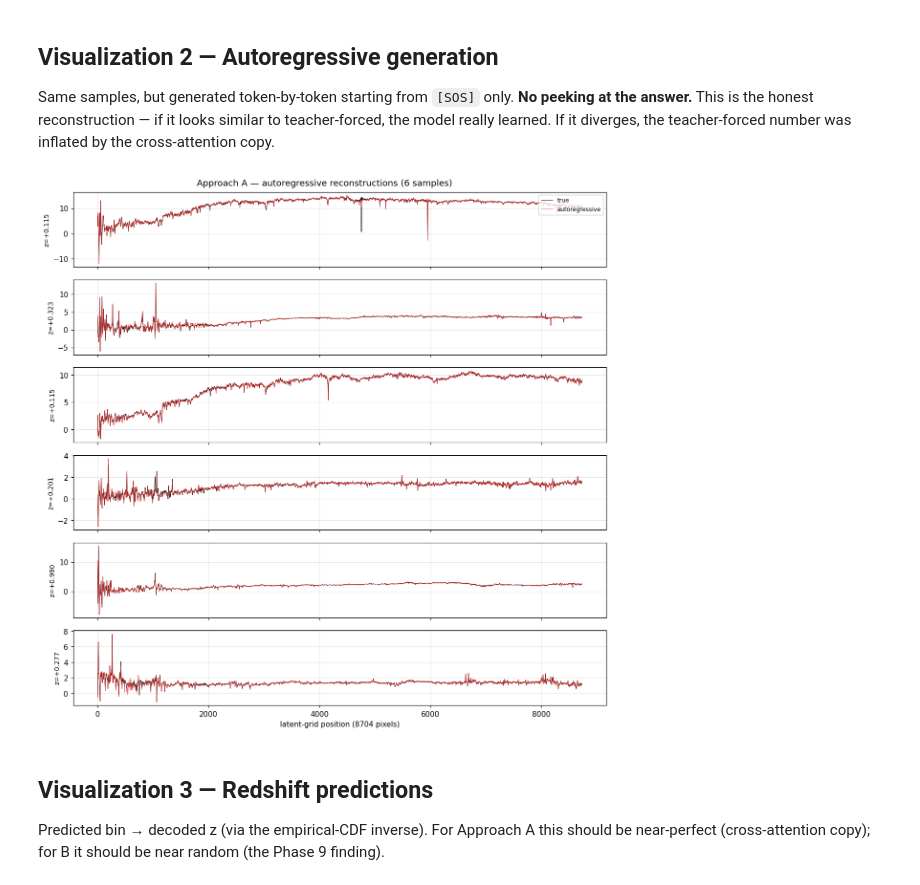
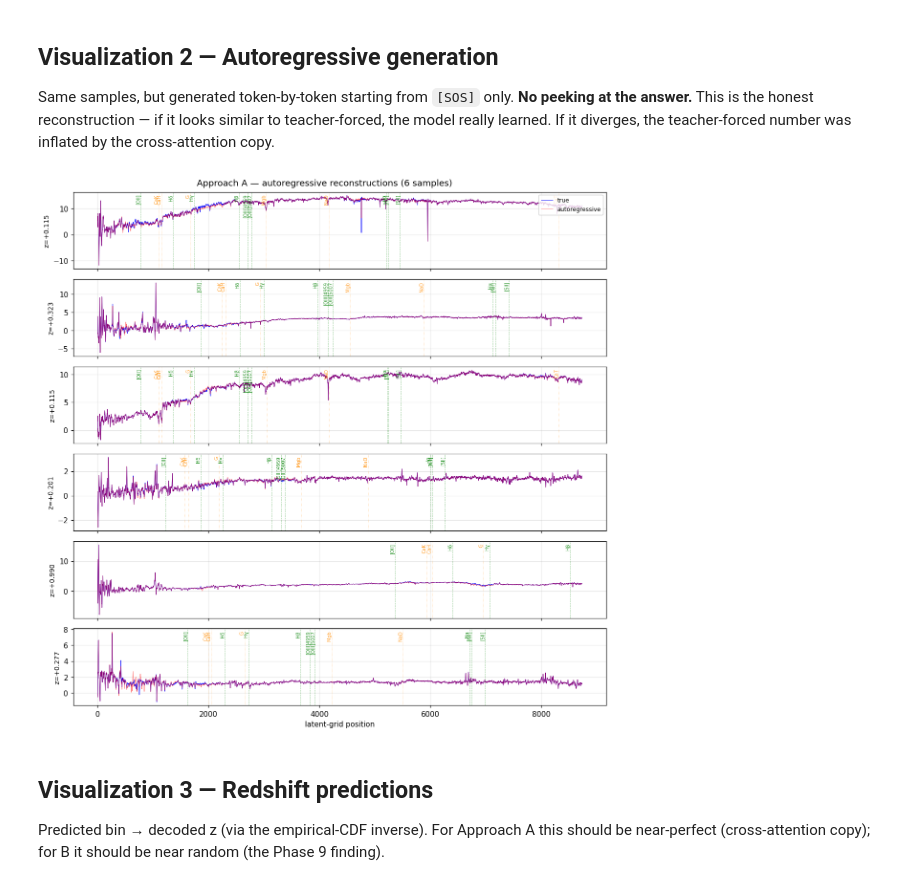
Before and after one commit to Joe2k/Spectrum-FM, a Jupyter notebook: notebooks/07_visualize_predictions.ipynb, the cells around one changed output. Saved outputs shown, nothing was run; the diff lists cells and outputs as text; code cells hidden in the pictures.

```diff
--- a/notebooks/07_visualize_predictions.ipynb
+++ b/notebooks/07_visualize_predictions.ipynb
@@ -405,14 +453,17 @@ fig, axes = plt.subplots(N_SAMPLES, 1, figsize=(11, 1.8 * N_SAMPLES), sharex=Tru
 if N_SAMPLES == 1:
     axes = [axes]
 for i, ax in enumerate(axes):
-    ax.plot(true_flux[i], color='black', lw=0.6, label='true (tokenizer roundtrip)')
-    ax.plot(pred_flux[i], color='C1', lw=0.6, alpha=0.85, label='predicted (teacher-forced)')
+    ax.plot(true_flux[i], color='blue', lw=0.6, label='true (tokenizer roundtrip)')
+    ax.plot(pred_flux[i], color='red', lw=0.6, alpha=0.55, label='predicted (teacher-forced)')
     z = float(sample_specs[i]['z'])
+    _dec_len = true_flux.shape[1]
+    mark_lines(ax, z, 3600, 9824,
+               wave_to_x=lambda w: (w - 3600) / (9824 - 3600) * (_dec_len - 1))
     ax.set_ylabel(f'z={z:+.3f}', fontsize=9)
     ax.grid(alpha=0.3)
     if i == 0:
         ax.legend(loc='upper right', fontsize=8)
-axes[-1].set_xlabel('latent-grid position (8704 pixels)')
+axes[-1].set_xlabel('latent-grid position')
 fig.suptitle(f'Approach {APPROACH.upper()} — teacher-forced reconstructions ({N_SAMPLES} samples)')
 fig.tight_layout()
 plt.show()
@@ -425,32 +476,35 @@ Same samples, but generated token-by-token starting from `[SOS]` only. **No peek
 # %%
 generated, tgt_ar = predict_autoregressive(batch, APPROACH, temperature=1.0)
 ar_spec_tokens = generated[:, 2:2 + N_TOKENS]
 # Pad if generate stopped early on EOS
 if ar_spec_tokens.shape[1] < N_TOKENS:
     pad_len = N_TOKENS - ar_spec_tokens.shape[1]
     pad = torch.full((ar_spec_tokens.shape[0], pad_len), SPECTRUM_TOKEN_OFFSET,
                      dtype=torch.long, device=device)
     ar_spec_tokens = torch.cat([ar_spec_tokens, pad], dim=1)
 
 ar_flux = decode_to_flux(ar_spec_tokens, denorm).cpu().numpy()
 
 fig, axes = plt.subplots(N_SAMPLES, 1, figsize=(11, 1.8 * N_SAMPLES), sharex=True)
 if N_SAMPLES == 1:
     axes = [axes]
 for i, ax in enumerate(axes):
-    ax.plot(true_flux[i], color='black', lw=0.6, label='true')
-    ax.plot(ar_flux[i], color='C3', lw=0.6, alpha=0.85, label='autoregressive')
+    ax.plot(true_flux[i], color='blue', lw=0.6, label='true')
+    ax.plot(ar_flux[i], color='red', lw=0.6, alpha=0.55, label='autoregressive')
     z = float(sample_specs[i]['z'])
+    _dec_len = ar_flux.shape[1]
+    mark_lines(ax, z, 3600, 9824,
+               wave_to_x=lambda w: (w - 3600) / (9824 - 3600) * (_dec_len - 1))
     ax.set_ylabel(f'z={z:+.3f}', fontsize=9)
     ax.grid(alpha=0.3)
     if i == 0:
         ax.legend(loc='upper right', fontsize=8)
-axes[-1].set_xlabel('latent-grid position (8704 pixels)')
+axes[-1].set_xlabel('latent-grid position')
 fig.suptitle(f'Approach {APPROACH.upper()} — autoregressive reconstructions ({N_SAMPLES} samples)')
 fig.tight_layout()
 plt.show()
 # %% [output]
-[figure, old version]
+[figure, new version]
 # %% [markdown]
 ## Visualization 3 — Redshift predictions
 
```
Also changed, not shown: parts of 13 cells of this notebook, 6 other files.
